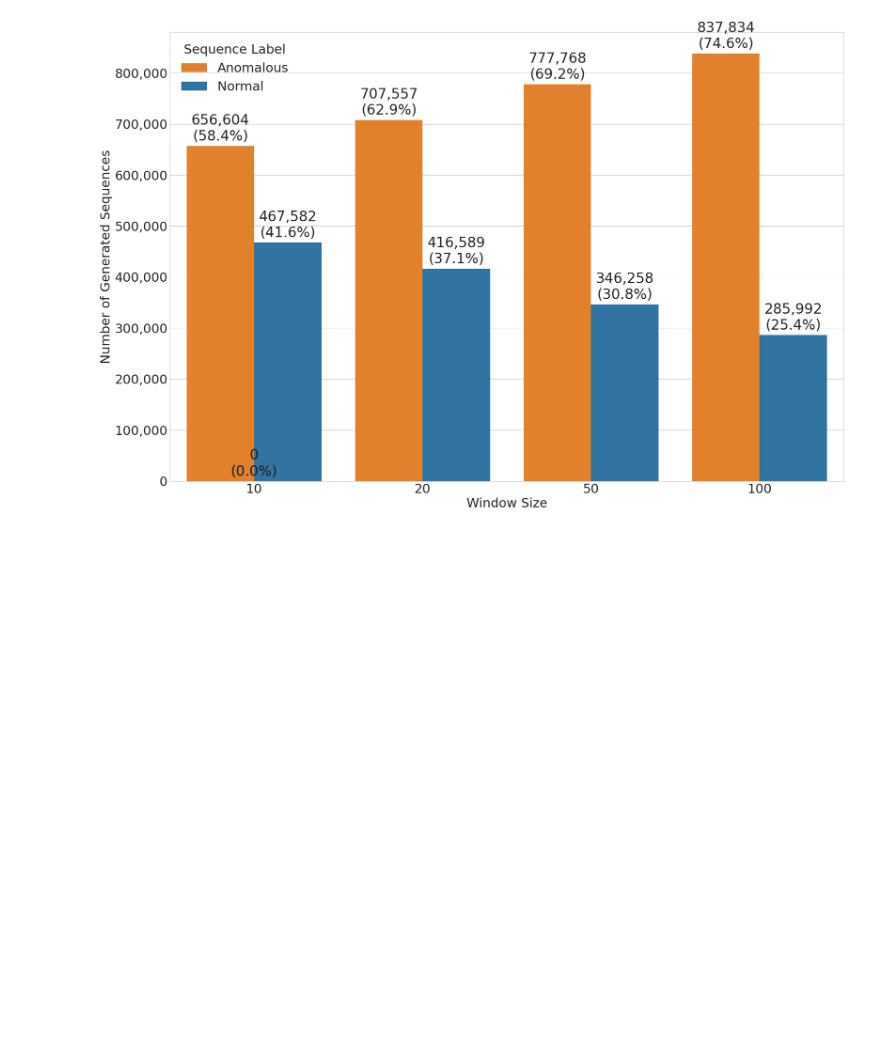
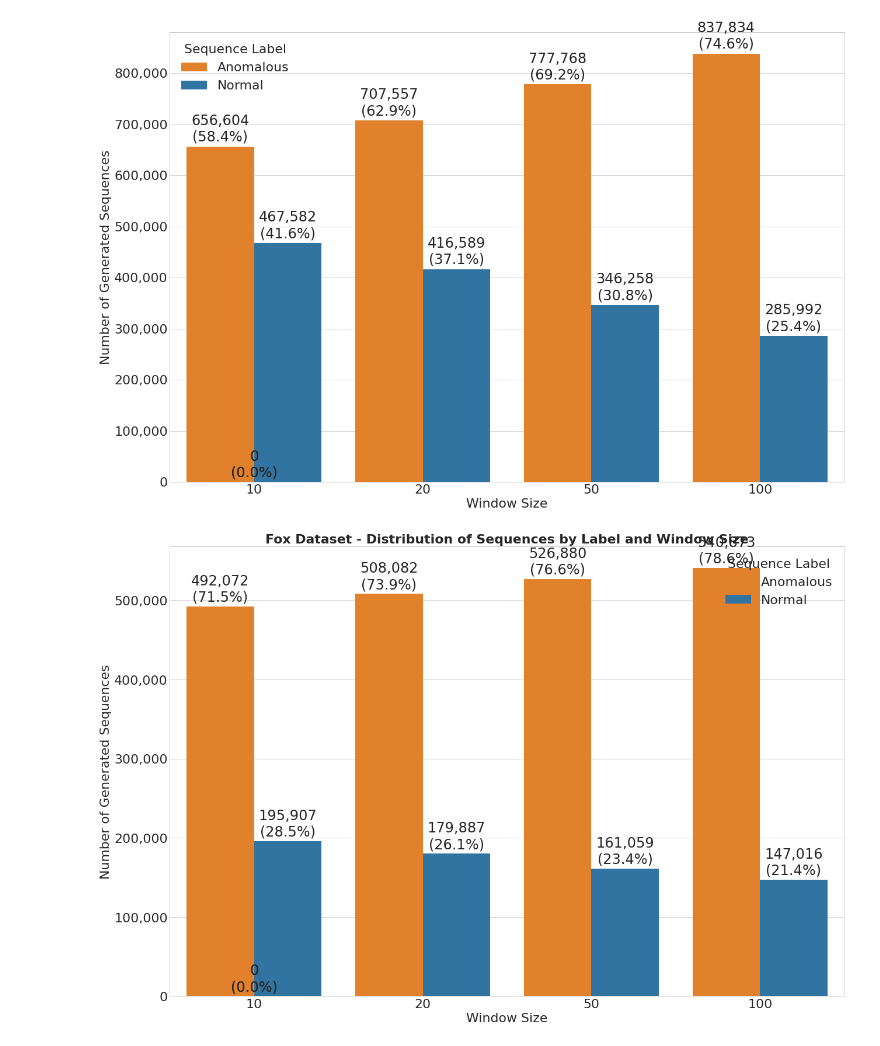
Before and after one commit to AhmedCoolProjects/logadu-py, a Jupyter notebook: datasets/analysis.ipynb, the cells around one changed output. Drawn from its saved outputs; the diff is of its cells as text; code cells hidden in the pictures; blank space fills up the shorter version.

```diff
--- a/datasets/analysis.ipynb
+++ b/datasets/analysis.ipynb
@@ -637,3 +660,83 @@ plt.tight_layout()
 plt.show()
 # %% [output]
 [figure]
+# %%
+plt.style.use('default')
+# Create data for Fox dataset only
+fox_labels_counts = {
+    "10_1": data['Fox_10_1']['label'].value_counts(),
+    "20_1": data['Fox_20_1']['label'].value_counts(),
+    "50_1": data['Fox_50_1']['label'].value_counts(),
+    "100_1": data['Fox_100_1']['label'].value_counts()
+}
+
+# Convert to DataFrame
+df_fox = pd.DataFrame(fox_labels_counts).T.reset_index()
+df_fox = df_fox.rename(columns={"index": "Dataset"})
+
+# Handle missing labels (fill NaN with 0 if any label doesn't exist in some window sizes)
+df_fox = df_fox.fillna(0)
+
+# Rename columns for better readability
+df_fox_plot = df_fox.rename(columns={
+    'Dataset': 'Window',
+    0: 'Normal',      # Label 0 is Normal
+    1: 'Anomalous'    # Label 1 is Anomalous
+})
+
+# Melt the DataFrame
+df_fox_melted = df_fox_plot.melt(id_vars='Window', var_name='Label', value_name='Count')
+
+# --- Plotting ---
+plt.style.use('seaborn-v0_8-whitegrid')
+fig, ax = plt.subplots(figsize=(18, 12))
+
+# Create the bar plot using seaborn
+sns.barplot(data=df_fox_melted, x='Window', y='Count', hue='Label', ax=ax, palette=['#ff7f0e', '#1f77b4'])
+
+# Add annotations (the count and percentage) on top of each bar
+for p in ax.patches:
+    try:
+        # Get the window name from the x-axis tick labels
+        window_idx = int(round(p.get_x() + p.get_width() / 2))
+        if window_idx < len(ax.get_xticklabels()):
+            window_name = ax.get_xticklabels()[window_idx].get_text()
+
+            # Find the total for this window in the Fox dataframe
+            total = df_fox.loc[df_fox['Dataset'] == window_name, [0, 1]].sum().sum()
+
+            if total > 0:
+                percentage = f'({100 * p.get_height() / total:.1f}%)'
+                count = f'{int(p.get_height()):,}'
+
+                ax.annotate(f'{count}\n{percentage}',
+                            (p.get_x() + p.get_width() / 2., p.get_height()),
+                            ha='center', va='center',
+                            xytext=(0, 30),
+                            textcoords='offset points',
+                            fontsize=_FONT_SIZE)
+    except (IndexError, KeyError) as e:
+        print(f"Could not annotate bar. Error: {e}")
+
+# Set plot titles and labels for clarity
+ax.set_title('Fox Dataset - Distribution of Sequences by Label and Window Size', fontsize=_FS, weight='bold')
+ax.set_xlabel('Window Size', fontsize=_FS)
+ax.set_ylabel('Number of Generated Sequences', fontsize=_FS)
+
+# Improve y-axis readability
+ax.get_yaxis().set_major_formatter(plt.FuncFormatter(lambda x, loc: "{:,}".format(int(x))))
+
+# Clean up x-axis labels (remove "_1" suffix)
+names = [name.get_text().split('_')[0] for name in ax.get_xticklabels()]
+ax.set_xticklabels(names, ha='center', fontsize=_FS)
+
+ax.tick_params(axis='both', which='major', labelsize=_FS)
+
+# Customize legend
+ax.legend(title='Sequence Label', title_fontsize=_FS, fontsize=_FS)
+
+# Final adjustments
+plt.tight_layout()
+plt.show()
+# %% [output]
+[figure, added]
```
Also changed, not shown: parts of 15 cells of this notebook, 33 other files.
